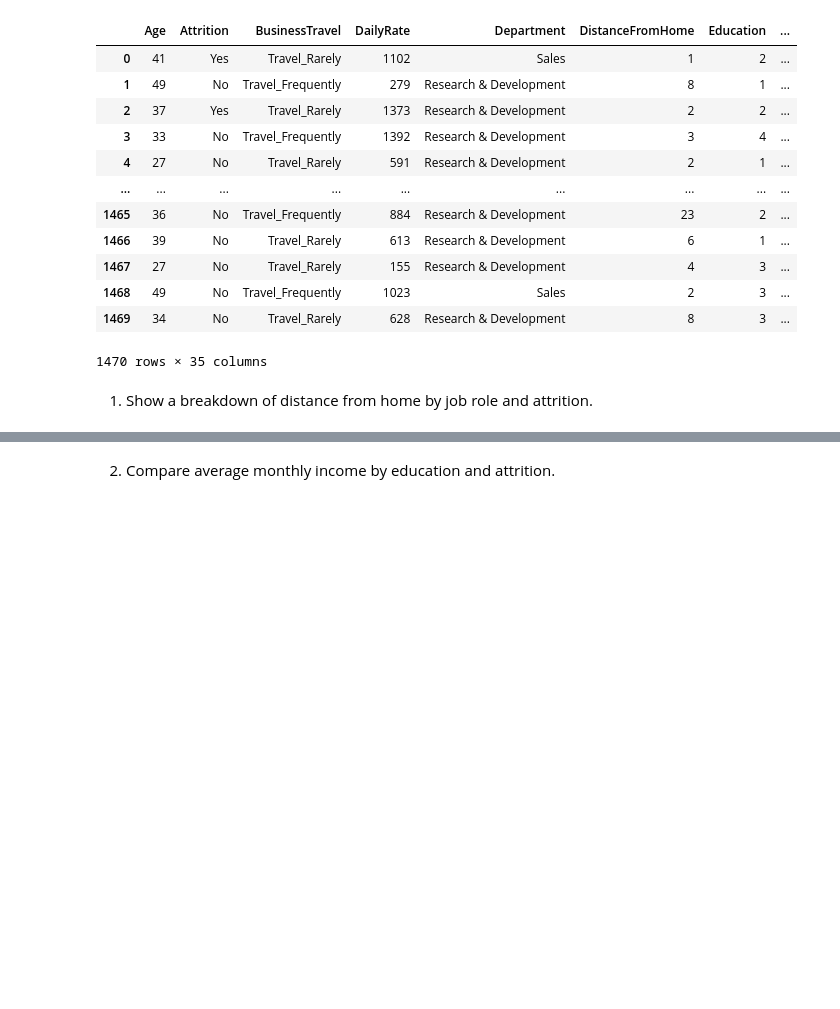
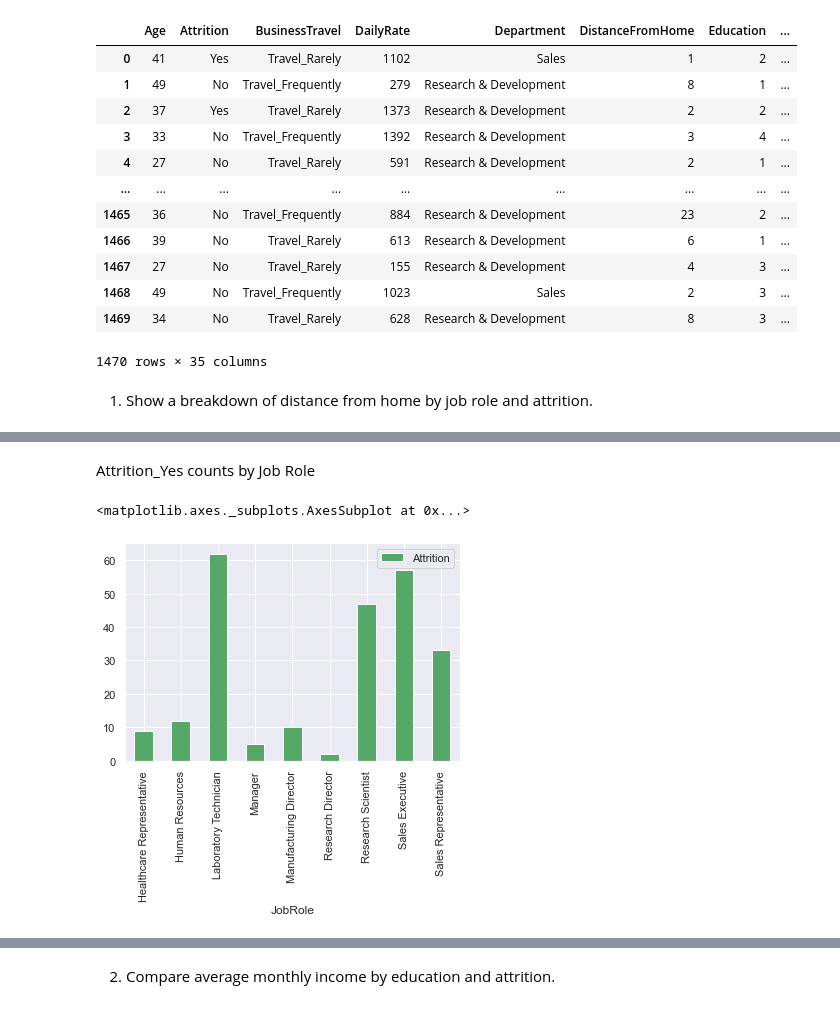
Before and after one commit to wkipkemboi/Assingment-2, a Jupyter notebook: Pandas Analysis Assignment 2.ipynb, the cells around one changed output, grey strips where cells are left out. Cells and saved outputs as stored; diff of their text form; code cells hidden in the pictures; blank space fills up the shorter version.

```diff
--- a/Pandas Analysis Assignment 2.ipynb
+++ b/Pandas Analysis Assignment 2.ipynb
@@ -81,0 +155,8 @@ df.groupby('Attrition').sum()
+# %% [markdown]
+Attrition_Yes counts by Job Role
+# %%
+df_attrition2 = df[['JobRole', 'Attrition']][df['Attrition'] == 'Yes']
+df_attrition2.groupby(['JobRole']).count().plot(kind="bar", color="g")
+# %% [output]
+<matplotlib.axes._subplots.AxesSubplot at 0x...>
+[figure, added]
```
Also changed, not shown: parts of 36 cells of this notebook.
